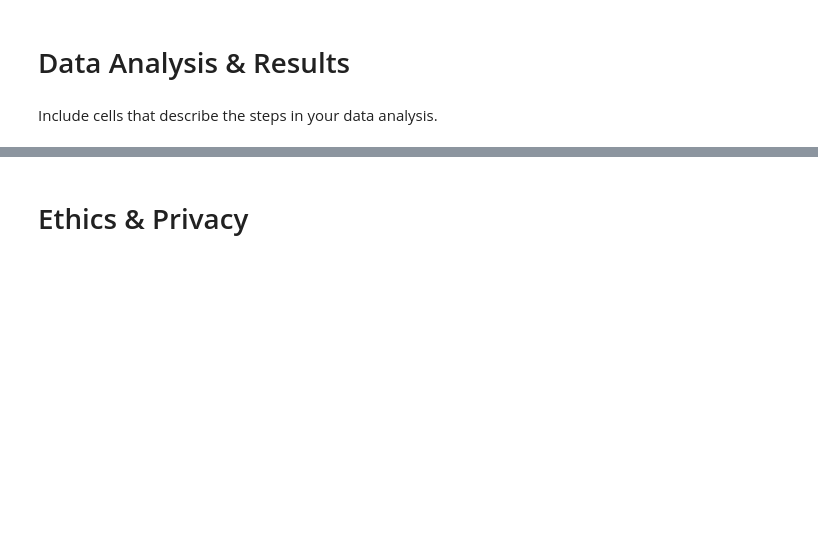
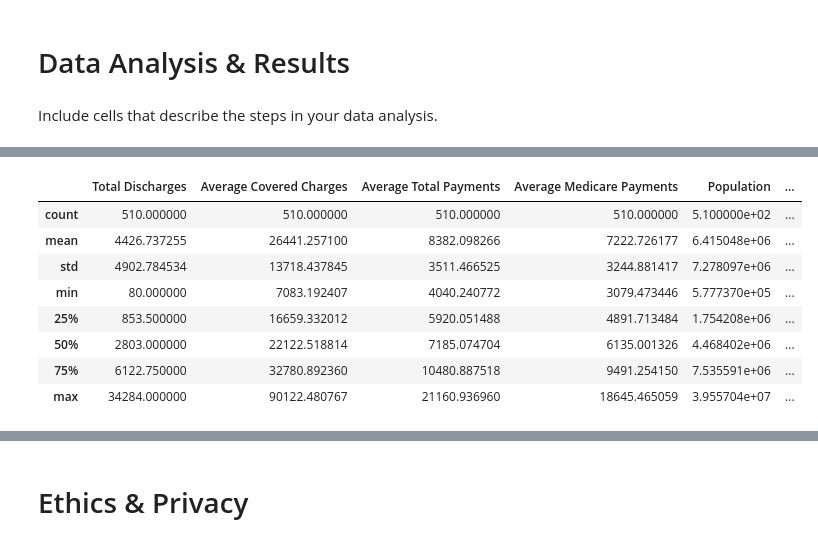
Before and after one commit to COGS108/Projects, a Jupyter notebook: FinalProject.ipynb, the cells around one changed output, grey strips where cells are left out. Cells and saved outputs as stored; diff of their text form; code cells hidden in the pictures; blank space fills up the shorter version.

```diff
--- a/FinalProject.ipynb
+++ b/FinalProject.ipynb
@@ -154,0 +333,12 @@ Include cells that describe the steps in your data analysis.
+# %%
+df_condition.describe()
+# %% [output]
+|  | Total Discharges | Average Covered Charges | Average Total Payments | Average Medicare Payments | Population | ... |
+| count | 510.000000 | 510.000000 | 510.000000 | 510.000000 | 5.100000e+02 | ... |
+| mean | 4426.737255 | 26441.257100 | 8382.098266 | 7222.726177 | 6.415048e+06 | ... |
+| std | 4902.784534 | 13718.437845 | 3511.466525 | 3244.881417 | 7.278097e+06 | ... |
+| min | 80.000000 | 7083.192407 | 4040.240772 | 3079.473446 | 5.777370e+05 | ... |
+| 25% | 853.500000 | 16659.332012 | 5920.051488 | 4891.713484 | 1.754208e+06 | ... |
+| 50% | 2803.000000 | 22122.518814 | 7185.074704 | 6135.001326 | 4.468402e+06 | ... |
+| 75% | 6122.750000 | 32780.892360 | 10480.887518 | 9491.254150 | 7.535591e+06 | ... |
+| max | 34284.000000 | 90122.480767 | 21160.936960 | 18645.465059 | 3.955704e+07 | ... |
```
Also changed, not shown: parts of 32 cells of this notebook.
